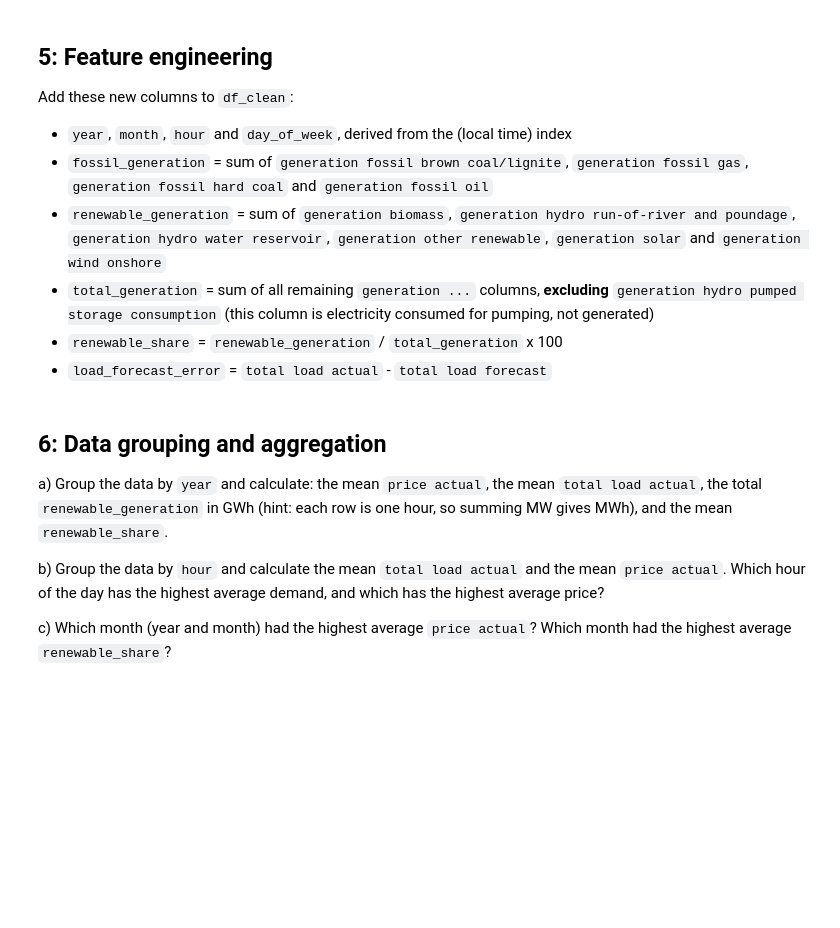
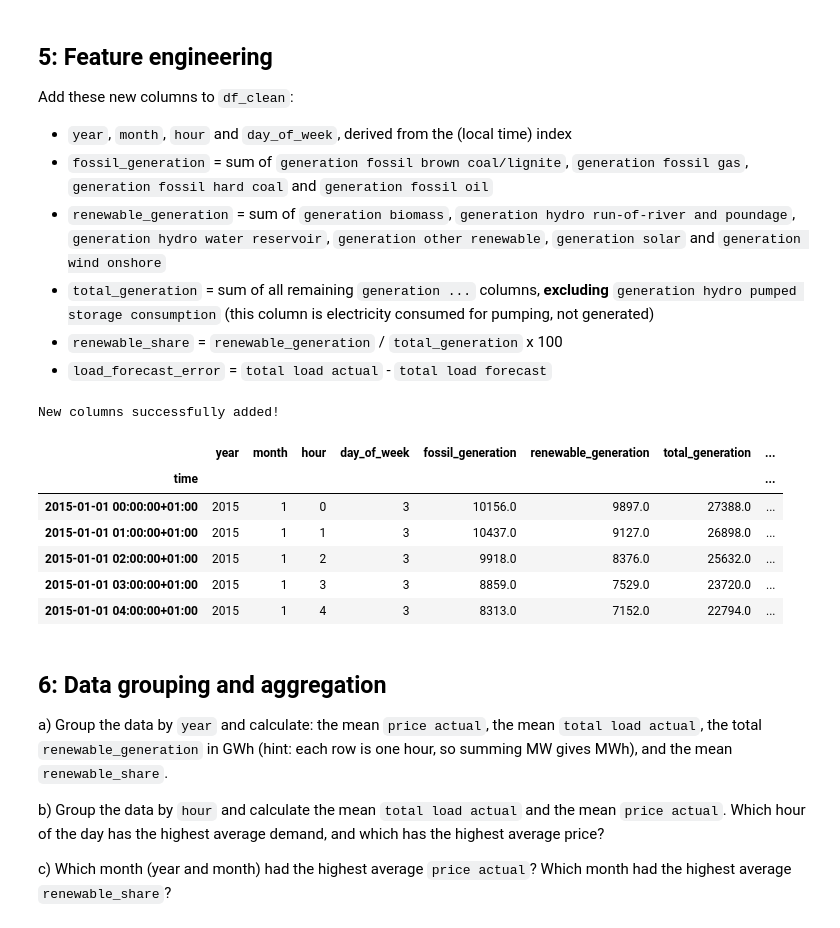
Before and after one commit to leon72305-source/26007815_tb1, a Jupyter notebook: 26007815_1.ipynb, the cells around one changed output. Saved outputs shown, nothing was run; the diff lists cells and outputs as text; code cells hidden in the pictures; blank space fills up the shorter version.

```diff
--- a/26007815_1.ipynb
+++ b/26007815_1.ipynb
@@ -216,3 +485,71 @@ Add these new columns to `df_clean`:
+# %%
+# BEGIN SOLUTION
+
+#Extracts datettime attributes from local time indexes
+df_clean['year'] = df_clean.index.year
+df_clean['month'] = df_clean.index.month
+df_clean['hour'] = df_clean.index.hour
+df_clean['day_of_week'] = df_clean.index.dayofweek
+
+#Calculates total for fossil generation
+fossils_cols = ['generation fossil brown coal/lignite',
+                'generation fossil gas',
+                'generation fossil hard coal',
+                'generation fossil oil']
+
+#Enforces pandas to sum horizontally instead of vertical
+df_clean['fossil_generation'] = df_clean[fossils_cols].sum(axis=1)
+
+#Calculates total for renewable generation
+renewable_cols = ['generation biomass',
+                  'generation hydro run-of-river and poundage',
+                  'generation hydro water reservoir',
+                  'generation other renewable',
+                  'generation solar',
+                  'generation wind onshore']
+df_clean['renewable_generation'] = df_clean[renewable_cols].sum(axis=1)
+
+gen_columns = [
+    #Compact loop that goes by names individually to filter off conditions
+    col for col in df_clean.columns
+
+    #Uses key words to filter out specific columns not included in the new one
+    if col.startswith('generation') and col not in [
+        'generation hydro pumped storage consumption',
+        'fossil_generation',
+        'renewable_generation']
+]
+df_clean['total_generation'] = df_clean[gen_columns].sum(axis=1)
+
+#Displays percentages from division of columns
+df_clean['renewable_share'] = (df_clean['renewable_generation'] / df_clean['total_generation']) * 100
+
+#Cleans up datasets by replacing non numerical values with a 0 instead
+df_clean['renewable_share'] = df_clean['renewable_share'].fillna(0)
+
+#Calculates load forecast error
+df_clean['load_forecast_error'] = df_clean['total load actual'] - df_clean['total load forecast']
+
+#Displays the new df_clean dataframe table
+print("New columns successfully added!")
+display(df_clean[['year', 'month', 'hour', 'day_of_week',
+                  'fossil_generation',
+                  'renewable_generation',
+                  'total_generation',
+                  'renewable_share',
+
+                  #Shows first 5 rows of dataframe
+                  'load_forecast_error']].head())
+# END SOLUTION
+# %% [output]
+New columns successfully added!
+|  | year | month | hour | day_of_week | fossil_generation | renewable_generation | total_generation | ... |
+| time |  |  |  |  |  |  |  | ... |
+| 2015-01-01 00:00:00+01:00 | 2015 | 1 | 0 | 3 | 10156.0 | 9897.0 | 27388.0 | ... |
+| 2015-01-01 01:00:00+01:00 | 2015 | 1 | 1 | 3 | 10437.0 | 9127.0 | 26898.0 | ... |
+| 2015-01-01 02:00:00+01:00 | 2015 | 1 | 2 | 3 | 9918.0 | 8376.0 | 25632.0 | ... |
+| 2015-01-01 03:00:00+01:00 | 2015 | 1 | 3 | 3 | 8859.0 | 7529.0 | 23720.0 | ... |
+| 2015-01-01 04:00:00+01:00 | 2015 | 1 | 4 | 3 | 8313.0 | 7152.0 | 22794.0 | ... |
 # %%
 # Add at least one test case here to verify the correctness of your code.
 # You can use assertions or print statements to check the expected output.
```
Also changed, not shown: parts of 27 cells of this notebook.
